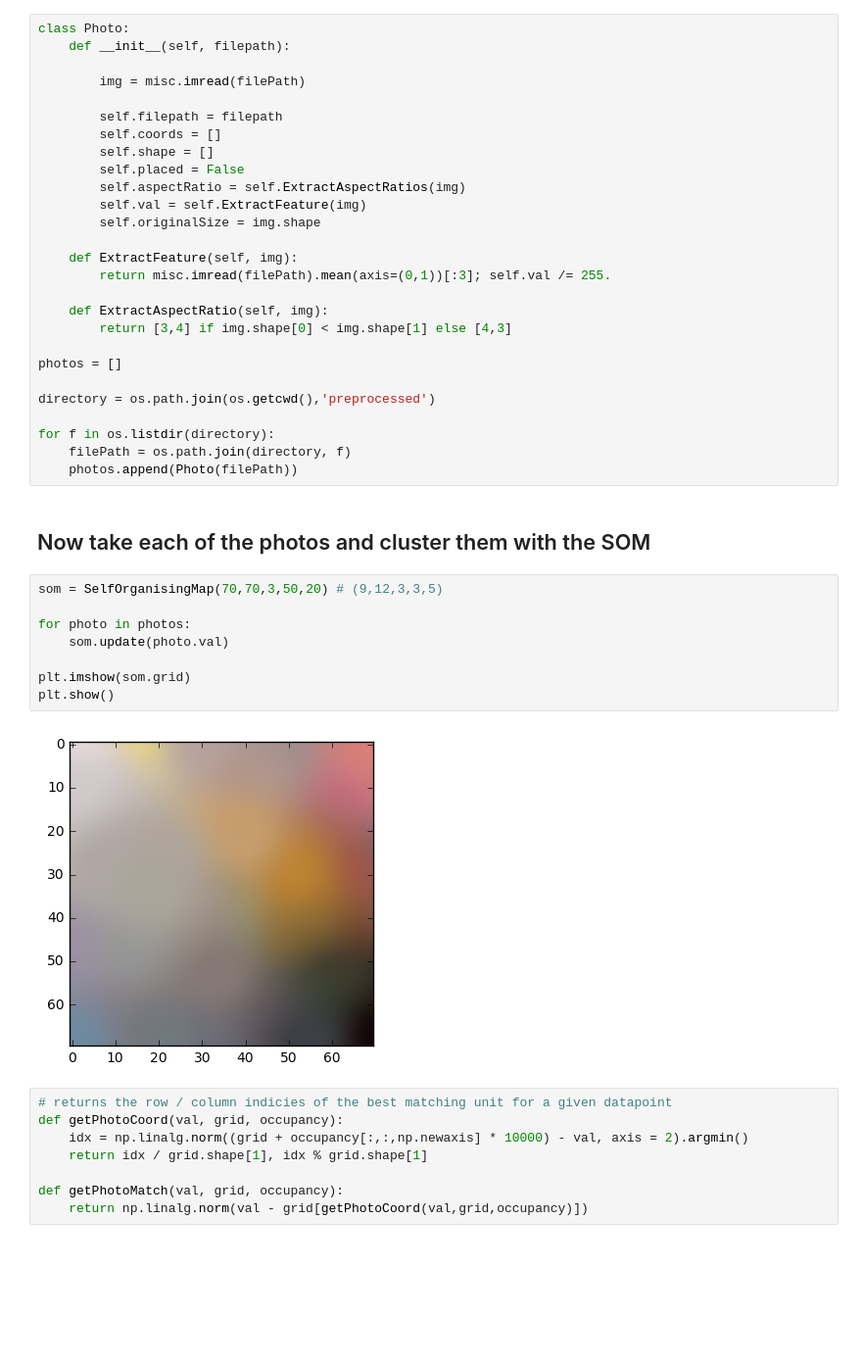
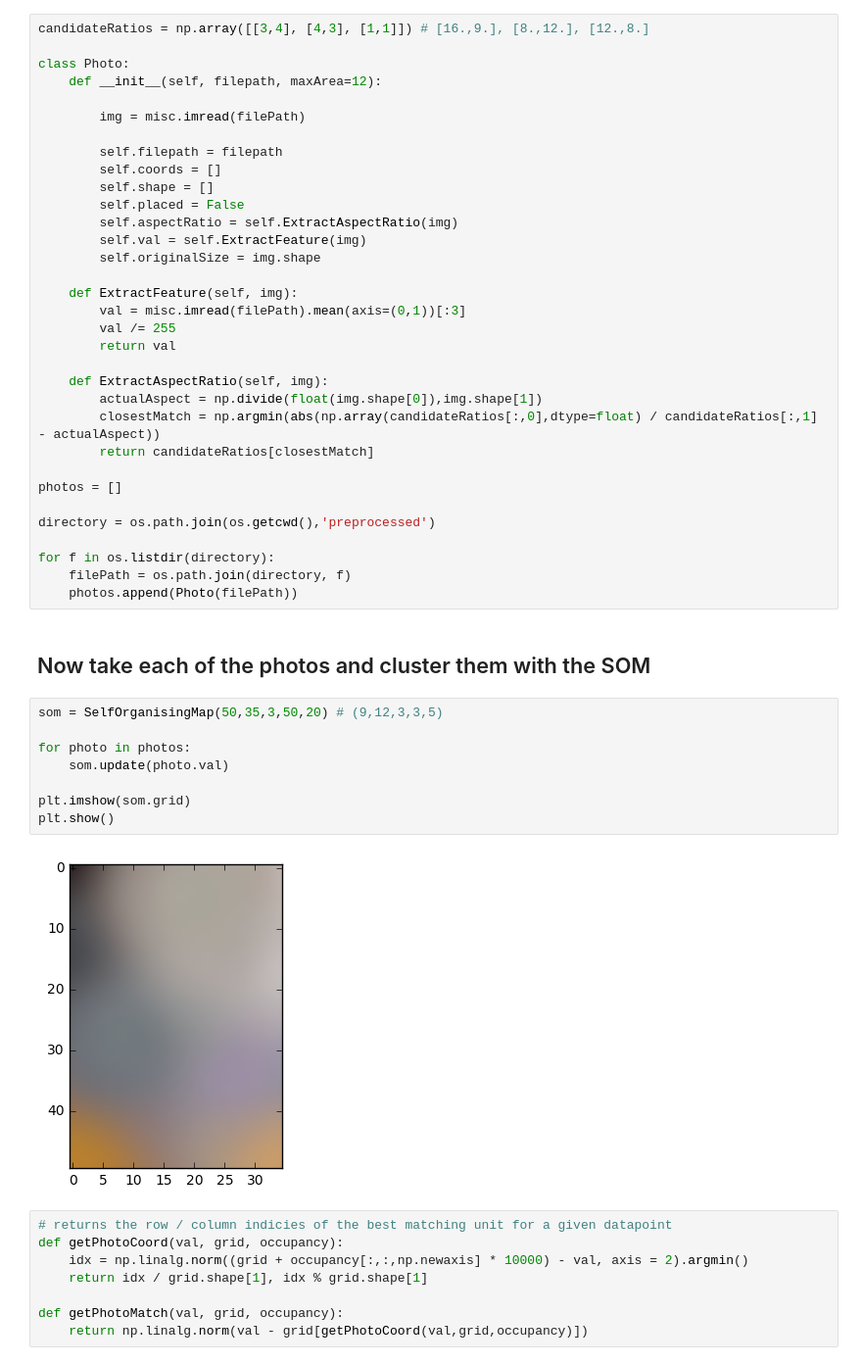
Before and after one commit to tomstewart89/SelfOrganisingCollage, a Jupyter notebook: SelfOrganisingWeddingInvite.ipynb, the cells around one changed output. Shown at 98% size. Drawn from its saved outputs; the diff is of its cells as text; blank space fills up the shorter version.

```diff
--- a/SelfOrganisingWeddingInvite.ipynb
+++ b/SelfOrganisingWeddingInvite.ipynb
@@ -163,8 +163,10 @@ plt.show()
 # %% [markdown]
 ## Now we're ready to start. First, import the Photos from their Folder
 # %%
+candidateRatios = np.array([[3,4], [4,3], [1,1]]) # [16.,9.], [8.,12.], [12.,8.]
+
 class Photo:
-    def __init__(self, filepath):
+    def __init__(self, filepath, maxArea=12):
 
         img = misc.imread(filePath)
 
@@ -172,15 +174,19 @@ class Photo:
         self.coords = []
         self.shape = []
         self.placed = False
-        self.aspectRatio = self.ExtractAspectRatios(img)
+        self.aspectRatio = self.ExtractAspectRatio(img)
         self.val = self.ExtractFeature(img)
         self.originalSize = img.shape
 
     def ExtractFeature(self, img):
-        return misc.imread(filePath).mean(axis=(0,1))[:3]; self.val /= 255.
+        val = misc.imread(filePath).mean(axis=(0,1))[:3]
+        val /= 255
+        return val
 
     def ExtractAspectRatio(self, img):
-        return [3,4] if img.shape[0] < img.shape[1] else [4,3]
+        actualAspect = np.divide(float(img.shape[0]),img.shape[1])
+        closestMatch = np.argmin(abs(np.array(candidateRatios[:,0],dtype=float) / candidateRatios[:,1] - actualAspect))
+        return candidateRatios[closestMatch]
 
 photos = []
 
@@ -192,15 +198,15 @@ for f in os.listdir(directory):
 # %% [markdown]
 ## Now take each of the photos and cluster them with the SOM
 # %%
-som = SelfOrganisingMap(70,70,3,50,20) # (9,12,3,3,5)
+som = SelfOrganisingMap(50,35,3,50,20) # (9,12,3,3,5)
 
 for photo in photos:
     som.update(photo.val)
 
 plt.imshow(som.grid)
 plt.show()
 # %% [output]
-[figure, old version]
+[figure, new version]
 # %%
 # returns the row / column indicies of the best matching unit for a given datapoint
 def getPhotoCoord(val, grid, occupancy):
```
Also changed, not shown: parts of 8 cells of this notebook.
